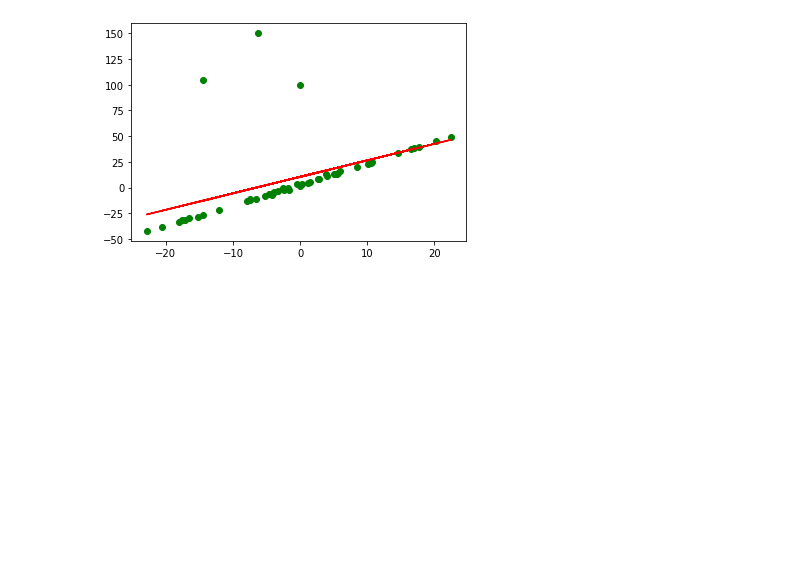
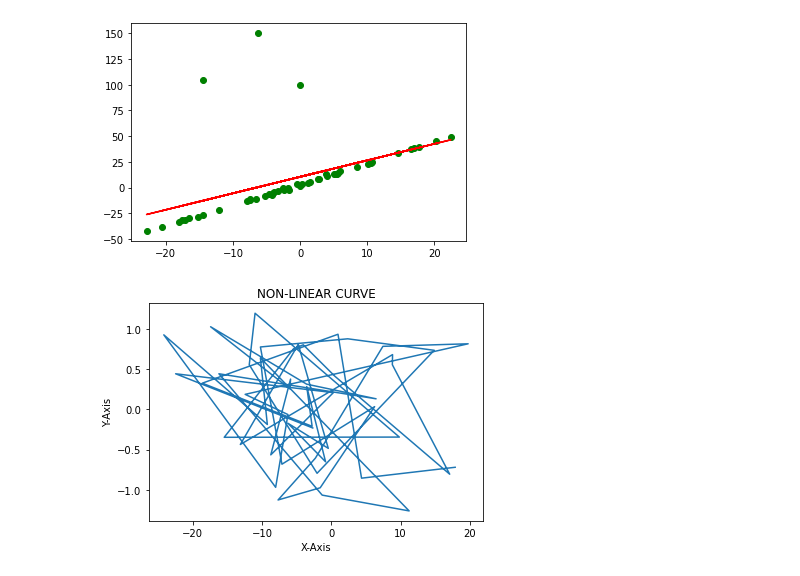
Before and after one commit to abughalib/ML-Starter, a Jupyter notebook: ML-3.ipynb, the cells around one changed output. Cells and saved outputs as stored; diff of their text form; code cells hidden in the pictures; blank space fills up the shorter version.

```diff
--- a/ML-3.ipynb
+++ b/ML-3.ipynb
@@ -77,3 +63,18 @@ plt.show()
 $\displaystyle \beta_o = 10.526233716909605$
 $\displaystyle \beta_1 = 1.6002856024322574$
 [figure]
+# %%
+rand = np.random.RandomState(3)
+x = 10*rand.randn(50)
+y = np.sin(x)+0.1*rand.randn(50)
+
+import matplotlib.pyplot as plt
+
+plt.title("NON-LINEAR CURVE")
+plt.xlabel("X-Axis")
+plt.ylabel("Y-Axis")
+
+plt.plot(x,y)
+plt.show()
+# %% [output]
+[figure, added]
```
Also changed, not shown: parts of 2 cells of this notebook, 10 other files.
